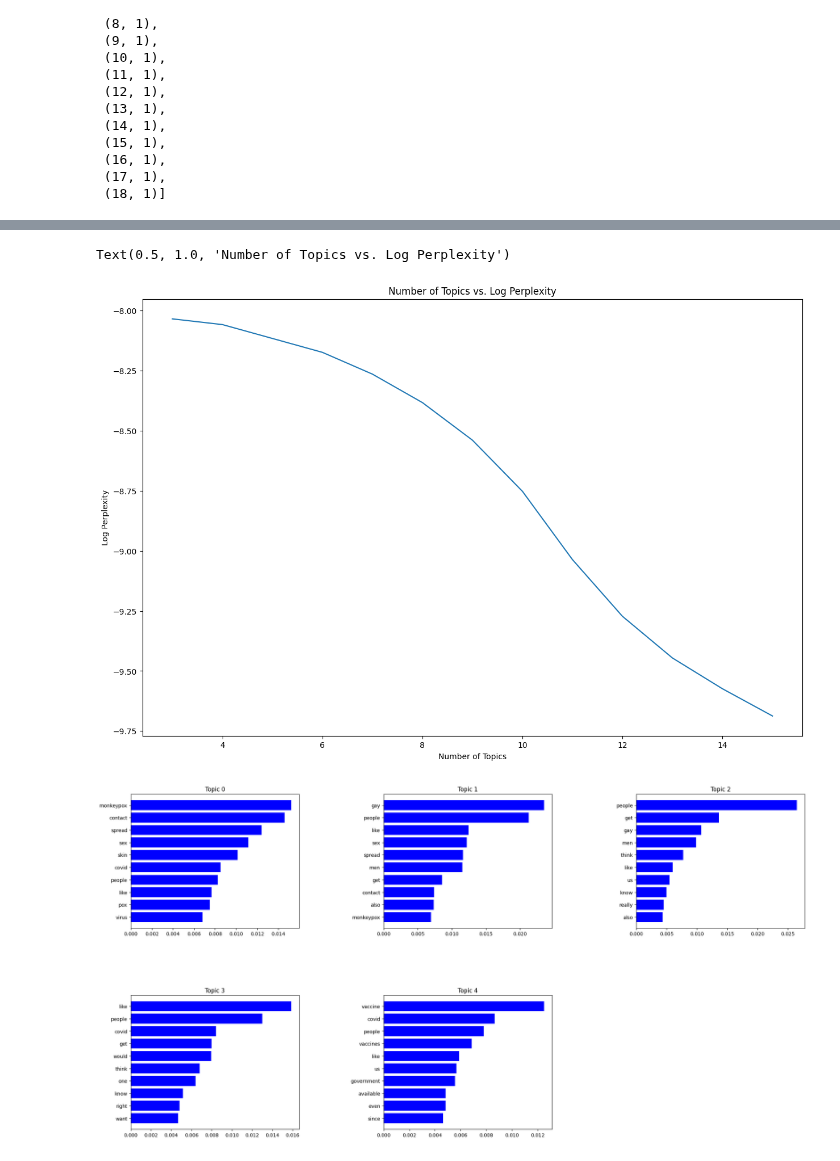
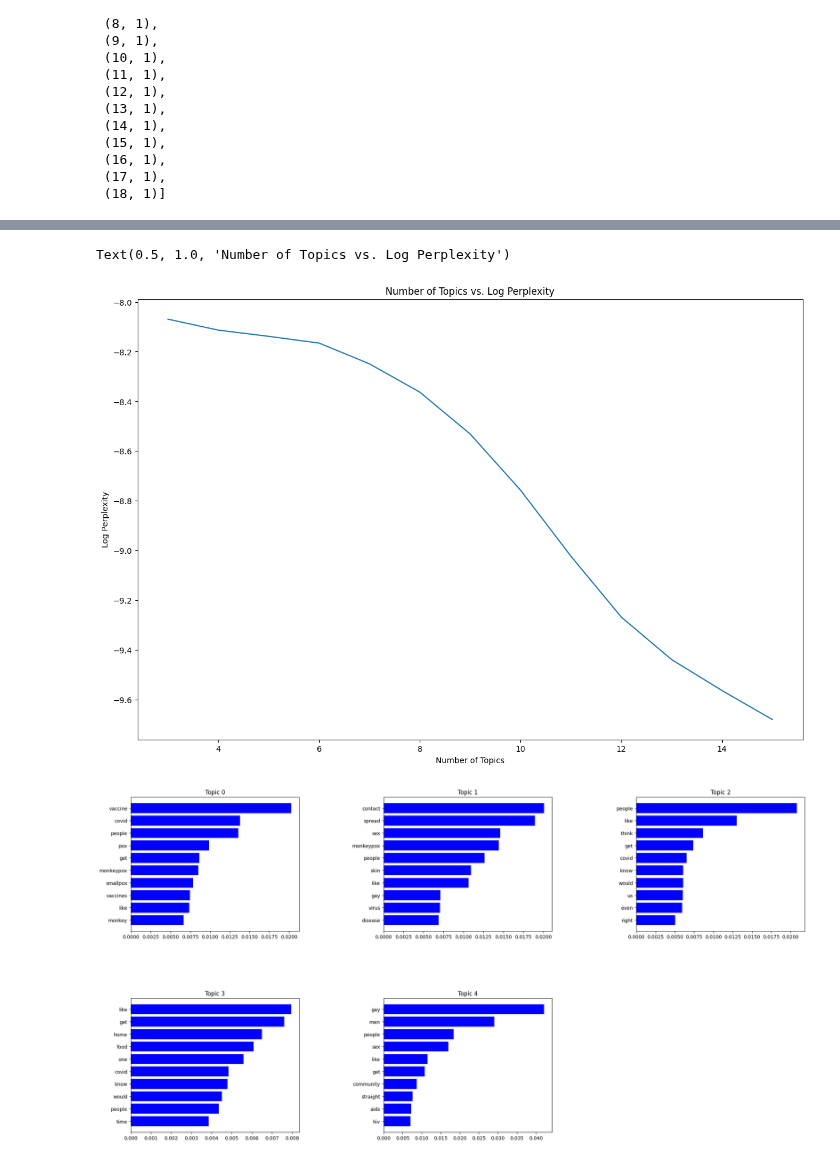
Before and after one commit to ajain300/MonkeyPox-Reddit-DSN, a Jupyter notebook: notebooks/LDA.ipynb, the cells around one changed output, grey strips where cells are left out. Cells and saved outputs as stored; diff of their text form; code cells hidden in the pictures.

```diff
--- a/notebooks/LDA.ipynb
+++ b/notebooks/LDA.ipynb
@@ -116,7 +118,8 @@ for num_topics in range(3, 16):
     lda_model = LdaModel(
         corpus=corpus,
         num_topics=num_topics,
-        id2word=dictionary
+        id2word=dictionary,
+        random_state=random_state
     )
     perplexities.append(lda_model.log_perplexity(corpus))
     coherence_model = CoherenceModel(model=lda_model, corpus=corpus, dictionary=dictionary, coherence='u_mass')
@@ -142,33 +145,34 @@ plt.ylabel("Log Perplexity")
 plt.title("Number of Topics vs. Log Perplexity")
 # %% [output]
 Text(0.5, 1.0, 'Number of Topics vs. Log Perplexity')
-[figure, old version]
+[figure, new version]
 # %%
 NUM_TOPICS = 5
 lda_model = LdaModel(
         corpus=corpus,
         num_topics=NUM_TOPICS,
-        id2word=dictionary
+        id2word=dictionary,
+        random_state=random_state + 6 # 2
 )
 
 def plot_top_words(lda=lda_model, nb_topics=NUM_TOPICS, nb_words=10):
     top_words = [[word for word, _ in lda.show_topic(topic_id, topn=50)] for topic_id in range(lda.num_topics)]
     top_betas = [[beta for _, beta in lda.show_topic(topic_id, topn=50)] for topic_id in range(lda.num_topics)]
 
     gs  = gridspec.GridSpec(round(math.sqrt(NUM_TOPICS)) + 1, round(math.sqrt(NUM_TOPICS)) + 1)
     gs.update(wspace=0.5, hspace=0.5)
     plt.figure(figsize=(25, 20))
     for i in range(nb_topics):
         ax = plt.subplot(gs[i])
         plt.barh(range(nb_words), top_betas[i][:nb_words], align='center', color='blue', ecolor='black')
         ax.invert_yaxis()
         ax.set_yticks(range(nb_words))
         ax.set_yticklabels(top_words[i][:nb_words])
         plt.title("Topic " + str(i))
 
 plot_top_words(lda=lda_model)
 # %% [output]
-[figure, old version]
+[figure, new version]
 # %%
 pyLDAvis.enable_notebook()
 vis = gensimvis.prepare(lda_model, corpus, dictionary)
```
Also changed, not shown: parts of 9 cells of this notebook, 9 other files.
